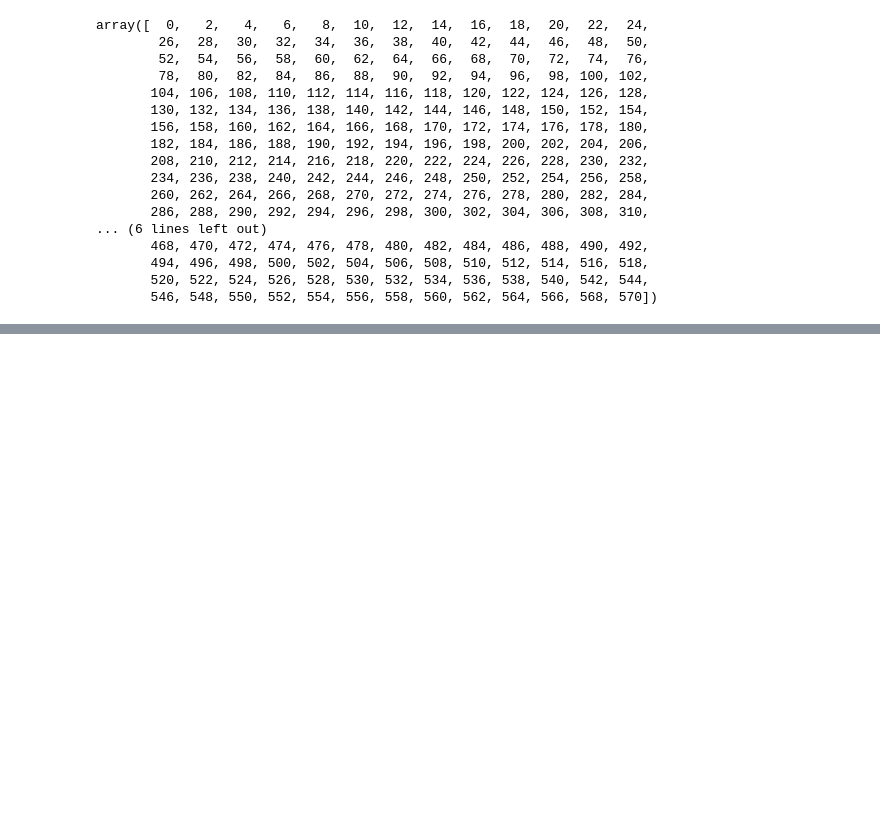
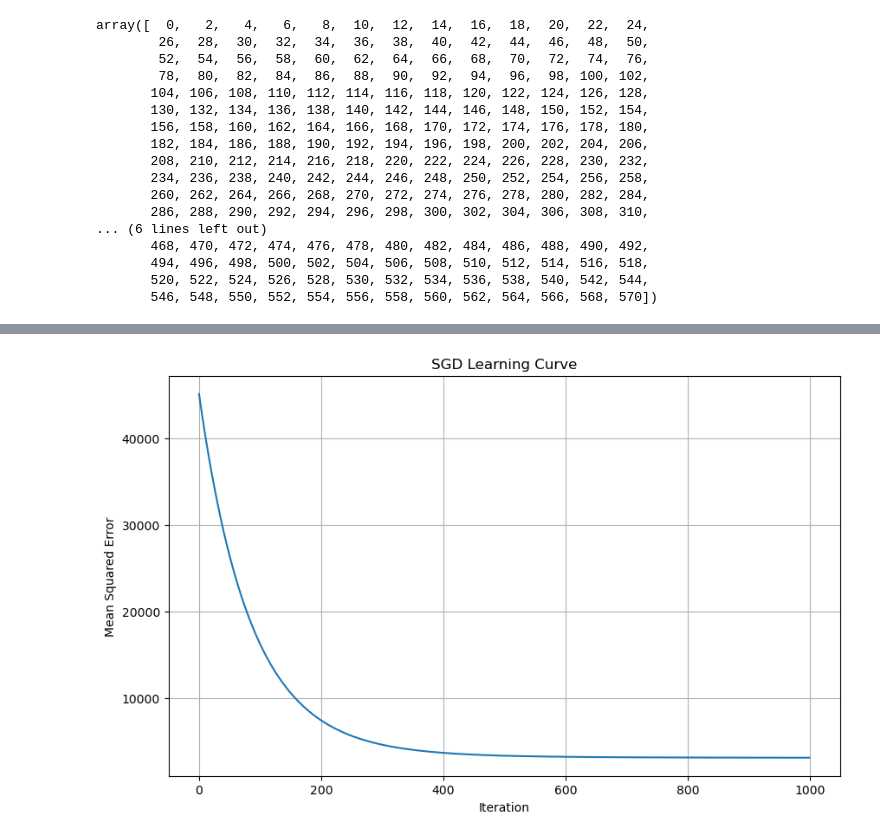
Before and after one commit to HongQuan1812/AIO2025, a Jupyter notebook: Module 4/linear regression.ipynb, the cells around one changed output, grey strips where cells are left out. Cells and saved outputs as stored; diff of their text form; code cells hidden in the pictures; blank space fills up the shorter version.

```diff
--- a/Module 4/linear regression.ipynb
+++ b/Module 4/linear regression.ipynb
@@ -204,0 +387,20 @@ array([  0,   2,   4,   6,   8,  10,  12,  14,  16,  18,  20,  22,  24,
+# %%
+data.head()
+x = data[['Radio', 'Social Media']].dropna()
+y = data['Sales'].dropna()
+
+# Scale the features
+scaler = StandardScaler()
+x = scaler.fit_transform(x)
+
+# Initialize SGDRegressor
+sgd_regressor = SGDRegressor(max_iter=1000, tol=1e-3, penalty=None, eta0=0.1, learning_rate='constant')
+
+# Fit the model
+sgd_regressor.fit(x, y)
+
+# Print the coefficients
+print(f'w = {sgd_regressor.coef_}, b = {sgd_regressor.intercept_}')
+
+# Print the loss function value
+#print(f'Loss function value: {sgd_regressor.loss_}')
@@ -204,0 +442,31 @@ array([  0,   2,   4,   6,   8,  10,  12,  14,  16,  18,  20,  22,  24,
+# %%
+# Plot training history
+from sklearn.linear_model import SGDRegressor
+import matplotlib.pyplot as plt
+import numpy as np
+from sklearn.metrics import mean_squared_error
+
+def plot_learning_curve(X, y, n_iter=1000):
+    sgd_reg = SGDRegressor(max_iter= n_iter, learning_rate='constant', eta0=0.00001)
+    losses = []
+
+    for _ in range(n_iter):
+        sgd_reg.partial_fit(X, y)
+        y_pred = sgd_reg.predict(X)
+        loss = mean_squared_error(y, y_pred)
+        losses.append(loss)
+
+    plt.figure(figsize=(10, 6))
+    plt.plot(losses)
+    plt.xlabel('Iteration')
+    plt.ylabel('Mean Squared Error')
+    plt.title('SGD Learning Curve')
+    plt.grid(True)
+    plt.show()
+
+    return sgd_reg
+
+# Call the function with scaled data
+model = plot_learning_curve(X_scaled, y)
+# %% [output]
+[figure, added]
```
Also changed, not shown: parts of 11 cells of this notebook.
